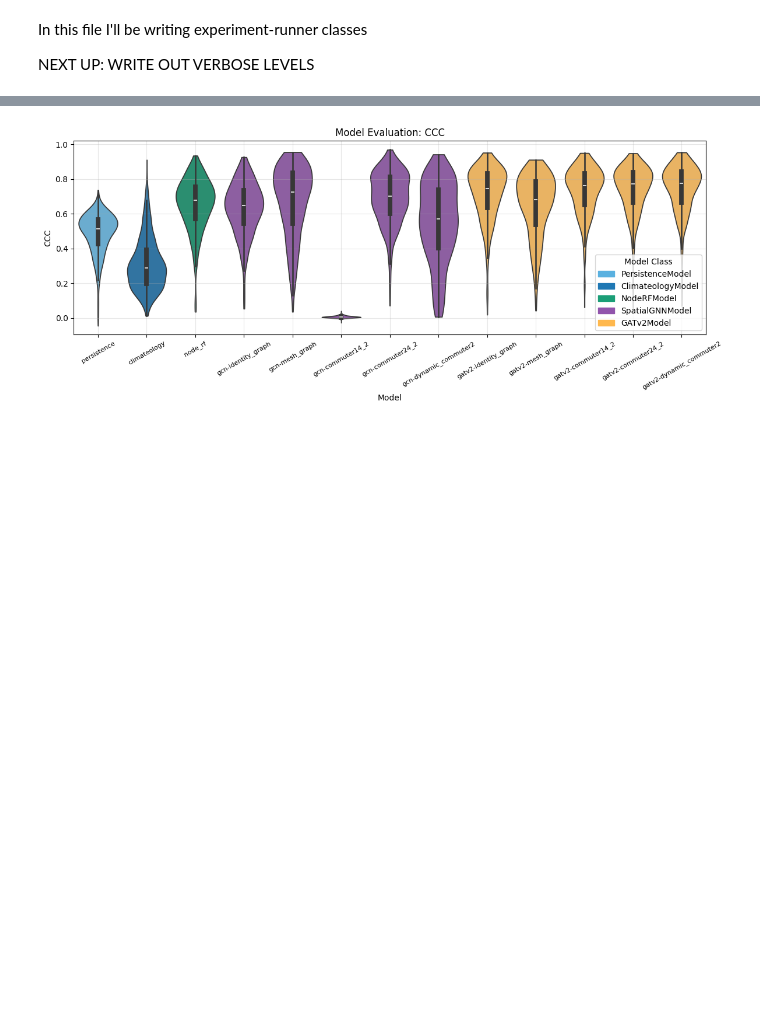
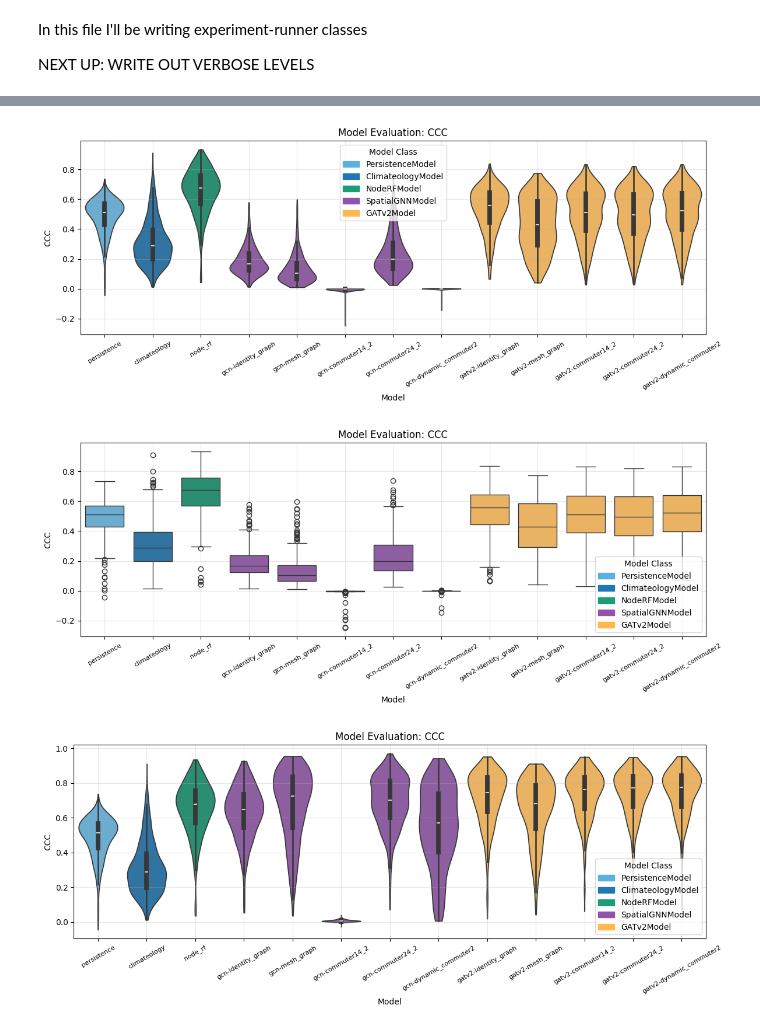
Before and after one commit to stends2001/infectious_disease_gnn, a Jupyter notebook: src/notebooks/experimentrunner.ipynb, the cells around one changed output, grey strips where cells are left out. Drawn from its saved outputs; the diff is of its cells as text; code cells hidden in the pictures; blank space fills up the shorter version.

```diff
--- a/src/notebooks/experimentrunner.ipynb
+++ b/src/notebooks/experimentrunner.ipynb
@@ -33,6 +33,7 @@ config = EpiConfig(
     log_transform       = ['incidence'],
     split_berlin        = split_berlin,
     include_population  = False,
+    include_gisd        = True,
     split_trainval      = split_trainval,
     split_valtest       = split_valtest,
     target_column       = 'incidence',
@@ -88,3 +95,9 @@ AttributeError: 'SpatialGNNModel' object has no attribute '_return_model_trained
+# %%
+runner.evaluation.plotter.plot_metric('ccc', horizon='horizon_0', plot_type = 'violin')
+runner.evaluation.plotter.plot_metric('ccc', horizon='horizon_0', plot_type = 'box')
+# %% [output]
+[figure, added]
+[figure, added]
 # %%
 runner.evaluation.plotter.plot_metric('ccc', horizon='horizon_0', plot_type = 'violin')
 runner.evaluation.plotter.plot_metric('ccc', horizon='horizon_0', plot_type = 'box')
```
Also changed, not shown: parts of 1 cell of this notebook, 9 other files.
